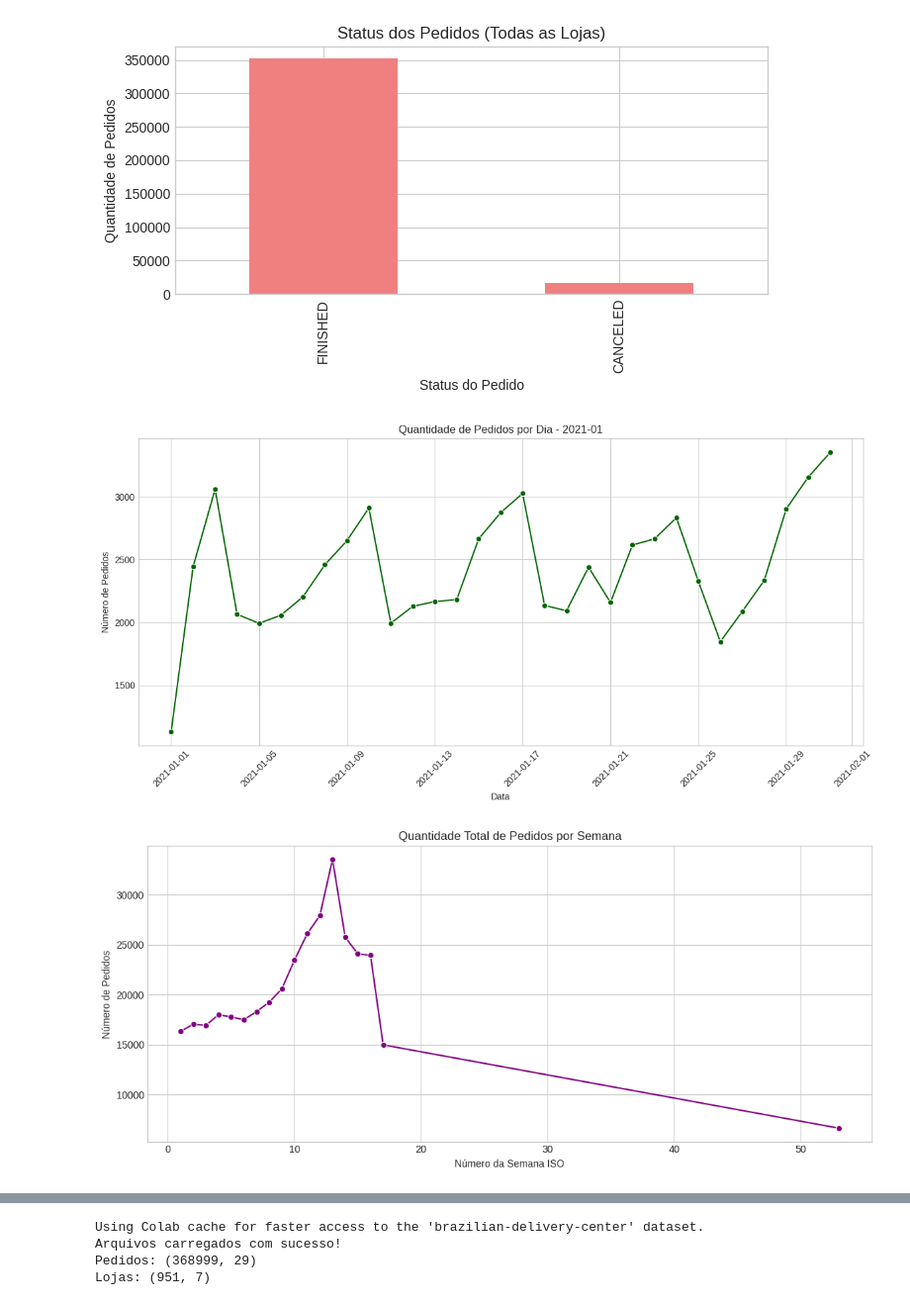
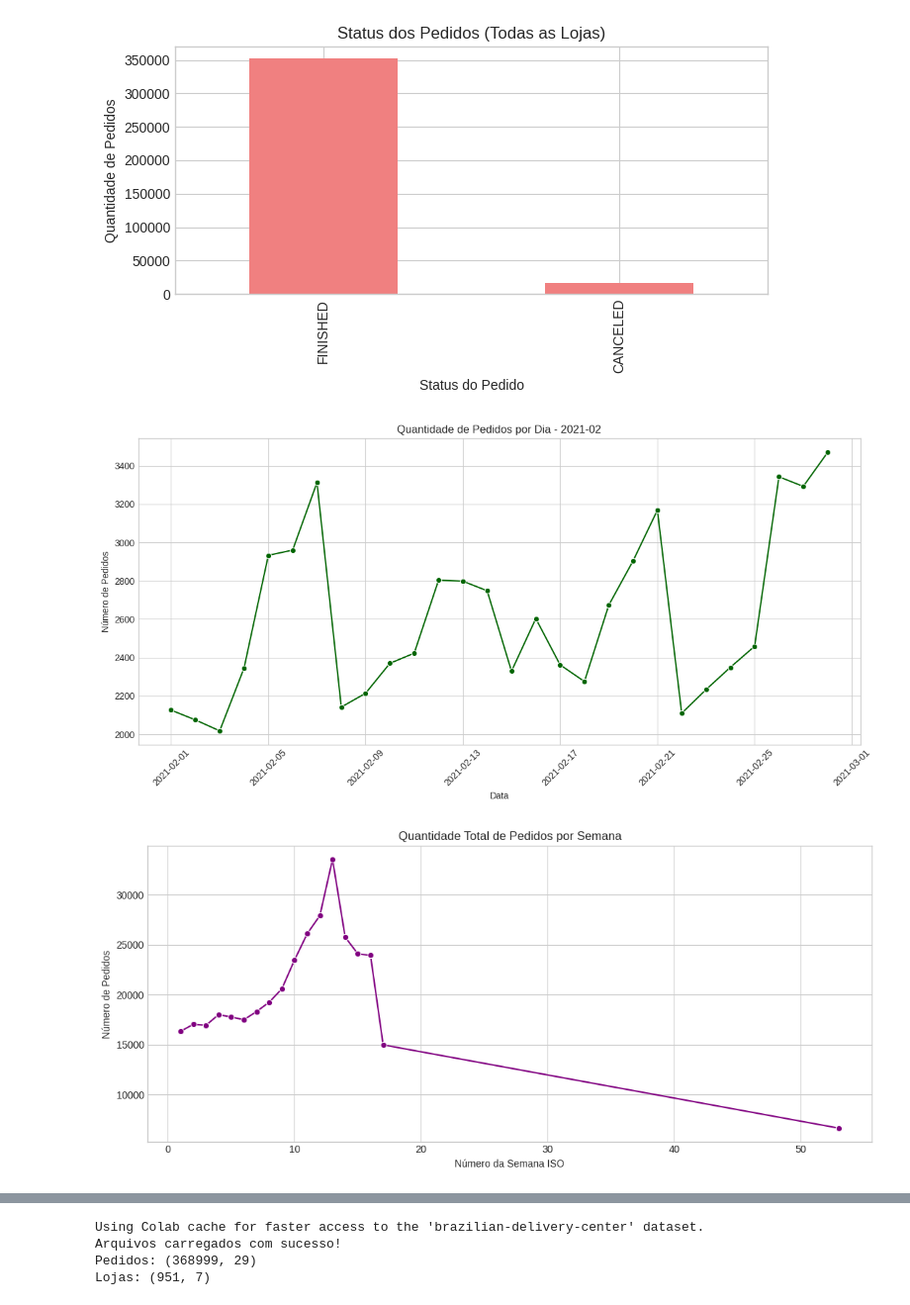
Before and after one commit to KowgAnna/previsao-vendas-delivery-center, a Jupyter notebook: Trabalho_IIA.ipynb, the cells around one changed output, grey strips where cells are left out. Shown at 99% size. Saved outputs shown, nothing was run; the diff lists cells and outputs as text; code cells hidden in the pictures.

```diff
--- a/Trabalho_IIA.ipynb
+++ b/Trabalho_IIA.ipynb
@@ -93,8 +93,8 @@ plt.tight_layout()
 plt.show()
 
 # Pedidos por Dia (Exemplo: Janeiro/2021)
-data_inicio = "2021-01-01"
-data_fim = "2021-02-01"
+data_inicio = "2021-02-01"
+data_fim = "2021-03-01"
 
 # Filtra pedidos do período
 pedidos_mes = pedidos[(pedidos["order_moment_created"] >= data_inicio) &
@@ -202,34 +202,34 @@ plt.show()
 print("\n\nPRINCIPAIS INSIGHTS DA ANÁLISE EXPLORATÓRIA:")
 print("- O dataset contém aproximadamente 370 mil pedidos e 951 restaurantes.")
 print("- Limpeza realizada: removidas datas inválidas e pedidos com valor <= 0.")
 print("- Distribuição de valores mostrada até R$500 para melhor visualização.")
 print("- Análise diária exemplificada com janeiro de 2021.")
 print("- Nomes dos restaurantes incluídos nos gráficos.")
 # %% [output]
 Using Colab cache for faster access to the 'brazilian-delivery-center' dataset.
 Arquivos carregados com sucesso!
 Pedidos: (368999, 29)
 Lojas: (951, 7)
 Valores nulos por coluna (após limpeza):
 order_moment_delivered               348637
 order_metric_walking_time             73314
 order_metric_paused_time              70662
 order_moment_in_expedition            66688
 order_metric_collected_time           50758
 order_moment_collected                42171
 order_metric_expediton_speed_time     33847
 order_metric_transit_time             25126
 order_moment_delivering               24588
 order_metric_production_time          24387
 order_moment_ready                    24386
 ... (32 lines left out)
 50%      7.178000e+01
 75%      1.222500e+02
 max      1.788306e+06
 Name: order_amount, dtype: float64
 [figure]
 [figure]
-[figure, old version]
+[figure, new version]
 [figure]
 Total de restaurantes únicos: 947
 Exemplo dos 100 com mais pedidos:
```
Also changed, not shown: parts of 1 cell of this notebook.
